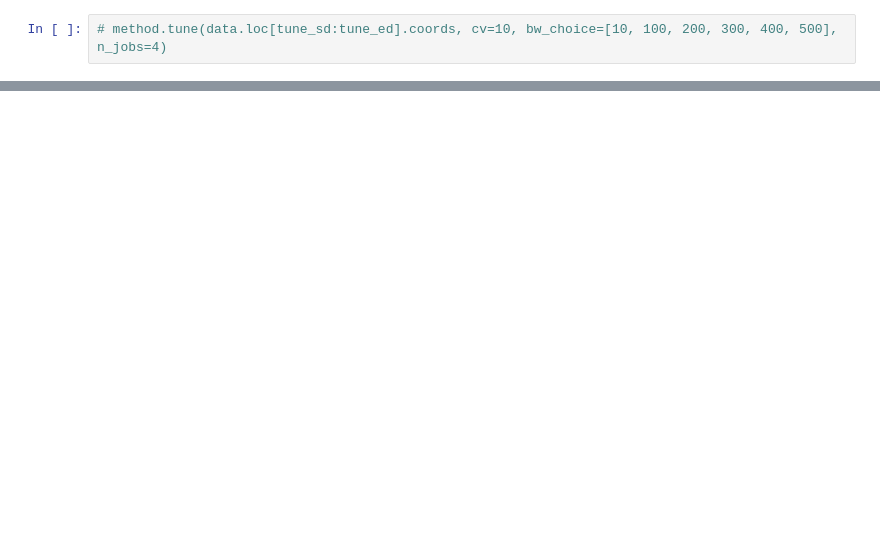
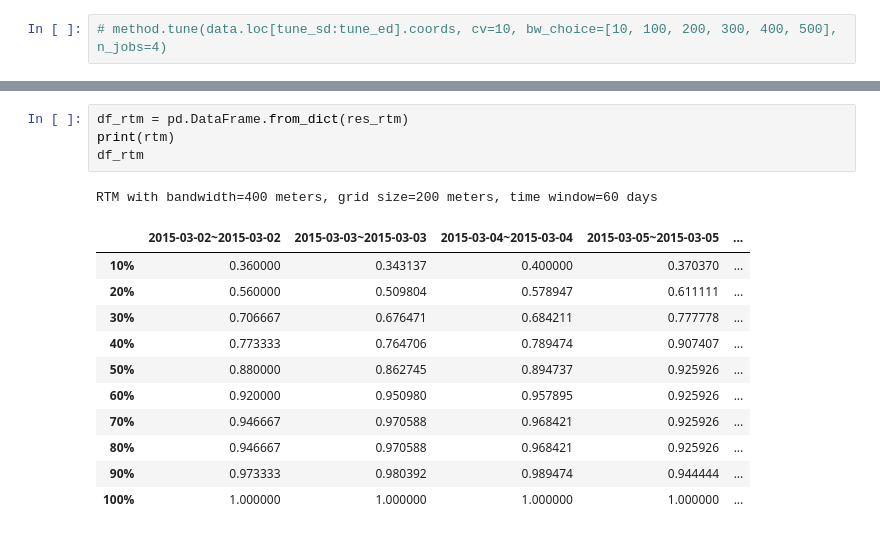
Before and after one commit to JHWu92/public-safety-baltimore, a Jupyter notebook: tm roller.ipynb, the cells around one changed output, grey strips where cells are left out. Drawn from its saved outputs; the diff is of its cells as text; blank space fills up the shorter version.

```diff
--- a/tm roller.ipynb
+++ b/tm roller.ipynb
@@ -77 +107,18 @@ df
+# %%
+df_rtm = pd.DataFrame.from_dict(res_rtm)
+print(rtm)
+df_rtm
+# %% [output]
+RTM with bandwidth=400 meters, grid size=200 meters, time window=60 days
+|  | 2015-03-02~2015-03-02 | 2015-03-03~2015-03-03 | 2015-03-04~2015-03-04 | 2015-03-05~2015-03-05 | ... |
+| 10% | 0.360000 | 0.343137 | 0.400000 | 0.370370 | ... |
+| 20% | 0.560000 | 0.509804 | 0.578947 | 0.611111 | ... |
+| 30% | 0.706667 | 0.676471 | 0.684211 | 0.777778 | ... |
+| 40% | 0.773333 | 0.764706 | 0.789474 | 0.907407 | ... |
+| 50% | 0.880000 | 0.862745 | 0.894737 | 0.925926 | ... |
+| 60% | 0.920000 | 0.950980 | 0.957895 | 0.925926 | ... |
+| 70% | 0.946667 | 0.970588 | 0.968421 | 0.925926 | ... |
+| 80% | 0.946667 | 0.970588 | 0.968421 | 0.925926 | ... |
+| 90% | 0.973333 | 0.980392 | 0.989474 | 0.944444 | ... |
+| 100% | 1.000000 | 1.000000 | 1.000000 | 1.000000 | ... |
 # %%
```
Also changed, not shown: parts of 20 cells of this notebook.
